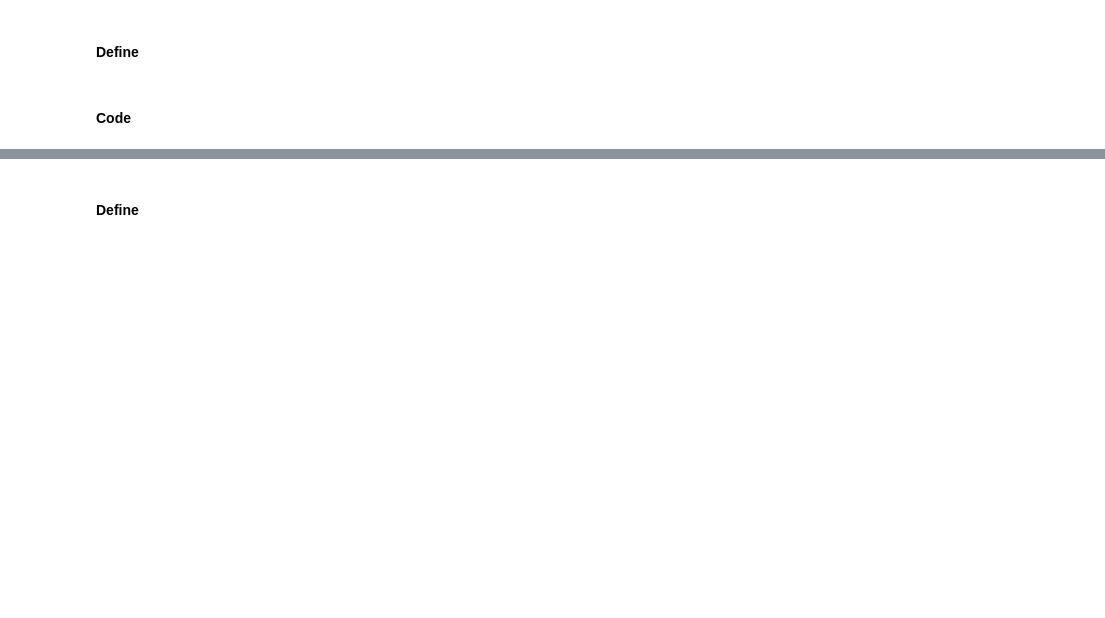
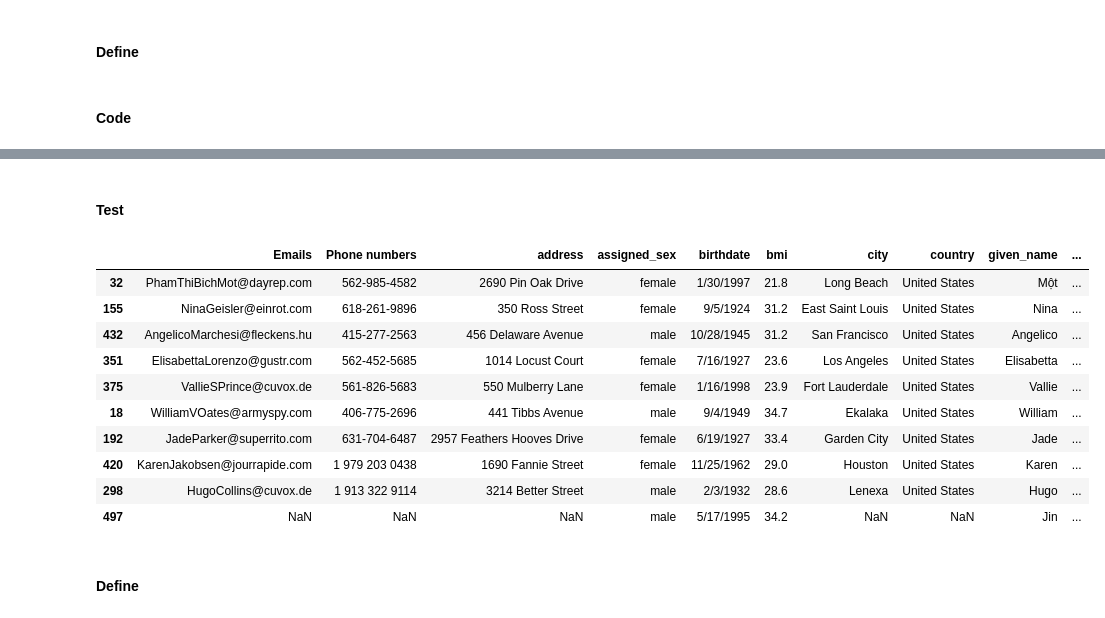
Before and after one commit to Sanaa495/data-wrangling, a Jupyter notebook: Data Wrangling.ipynb, the cells around one changed output, grey strips where cells are left out. Saved outputs shown, nothing was run; the diff lists cells and outputs as text; code cells hidden in the pictures; blank space fills up the shorter version.

```diff
--- a/Data Wrangling.ipynb
+++ b/Data Wrangling.ipynb
@@ -376,3 +326,15 @@ memory usage: 21.9+ KB
 # %%
 unknown=patients_copy[patients_copy['address'].isnull()]
 patients_copy.dropna(inplace=True)
+# %%
+emails=[]
+numbers=[]
+for i in patients_copy['contact']:
+    pattern=re.compile(r'[a-zA-Z][a-zA-Z0-9.-]+[@][a-zA-Z0-9-]+\.[a-zA-Z0-9.-]+[a-zA-Z]')
+    numbers.append(i.replace(pattern.findall(i)[0],''))
+    emails.append(pattern.findall(i)[0])
+# %%
+patients_copy['Emails']=emails
+patients_copy['Phone numbers']=numbers
+# %%
+patients_copy=pd.concat([patients_copy,unknown]).reset_index()
@@ -379,3 +349,21 @@ patients_copy.dropna(inplace=True)
+# %%
+patients_copy=patients_copy.drop(columns=['index','contact'])
+# %% [markdown]
+#### Test
+# %%
+patients_copy.sample(10)
+# %% [output]
+|  | Emails | Phone numbers | address | assigned_sex | birthdate | bmi | city | country | given_name | ... |
+| 32 | PhamThiBichMot@dayrep.com | 562-985-4582 | 2690 Pin Oak Drive | female | 1/30/1997 | 21.8 | Long Beach | United States | Một | ... |
+| 155 | NinaGeisler@einrot.com | 618-261-9896 | 350 Ross Street | female | 9/5/1924 | 31.2 | East Saint Louis | United States | Nina | ... |
+| 432 | AngelicoMarchesi@fleckens.hu | 415-277-2563 | 456 Delaware Avenue | male | 10/28/1945 | 31.2 | San Francisco | United States | Angelico | ... |
+| 351 | ElisabettaLorenzo@gustr.com | 562-452-5685 | 1014 Locust Court | female | 7/16/1927 | 23.6 | Los Angeles | United States | Elisabetta | ... |
+| 375 | VallieSPrince@cuvox.de | 561-826-5683 | 550 Mulberry Lane | female | 1/16/1998 | 23.9 | Fort Lauderdale | United States | Vallie | ... |
+| 18 | WilliamVOates@armyspy.com | 406-775-2696 | 441 Tibbs Avenue | male | 9/4/1949 | 34.7 | Ekalaka | United States | William | ... |
+| 192 | JadeParker@superrito.com | 631-704-6487 | 2957 Feathers Hooves Drive | female | 6/19/1927 | 33.4 | Garden City | United States | Jade | ... |
+| 420 | KarenJakobsen@jourrapide.com | 1 979 203 0438 | 1690 Fannie Street | female | 11/25/1962 | 29.0 | Houston | United States | Karen | ... |
+| 298 | HugoCollins@cuvox.de | 1 913 322 9114 | 3214 Better Street | male | 2/3/1932 | 28.6 | Lenexa | United States | Hugo | ... |
+| 497 | NaN | NaN | NaN | male | 5/17/1995 | 34.2 | NaN | NaN | Jin | ... |
 # %% [markdown]
 #### Define
 # %%
```
Also changed, not shown: parts of 40 cells of this notebook.
